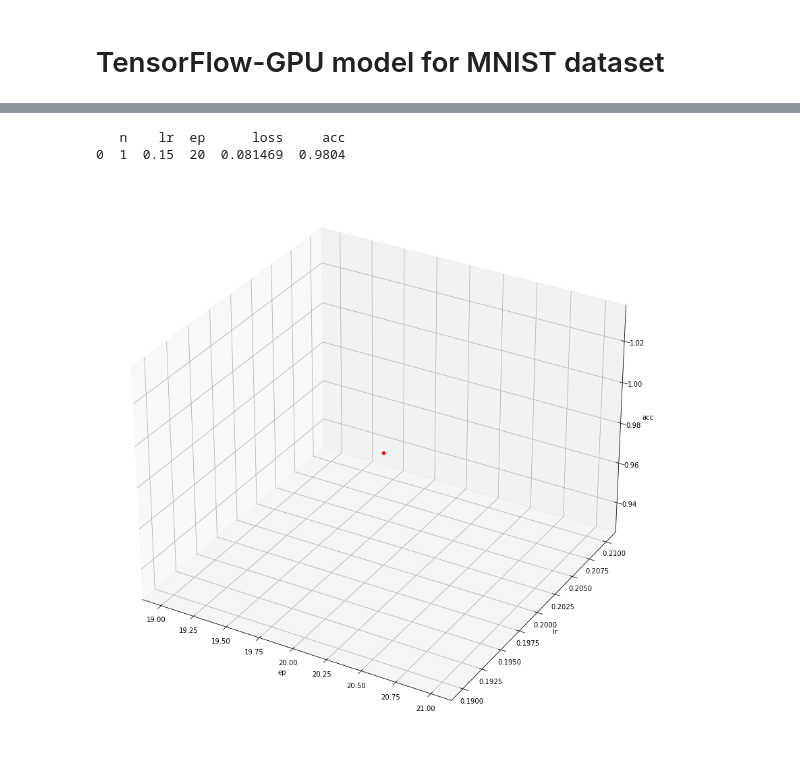
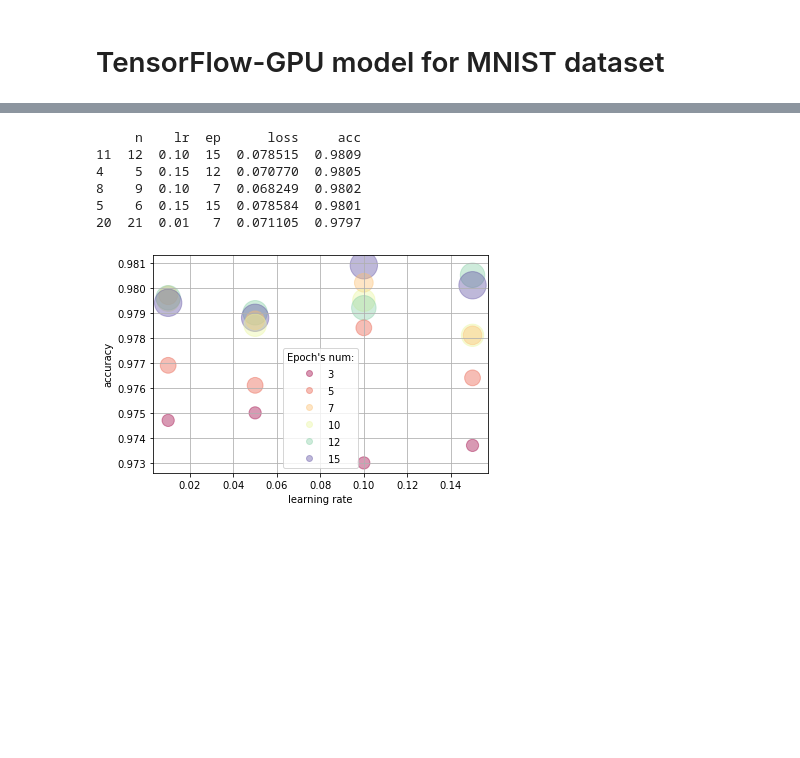
Before and after one commit to dimishpatriot/neural, a Jupyter notebook: mnist_on_gpu.ipynb, the cells around one changed output, grey strips where cells are left out. Drawn from its saved outputs; the diff is of its cells as text; code cells hidden in the pictures; blank space fills up the shorter version.

Commit message:
update output graph

```diff
--- a/mnist_on_gpu.ipynb
+++ b/mnist_on_gpu.ipynb
@@ -38,7 +38,7 @@ class Model:
         self.save_folder = os.path.join(os.getcwd(),
                                         "training_mnist_gpu")
         if not os.path.exists(self.save_folder):
-            os.
+            os.mkdir(self.save_folder)
         self.checkpoint_path = os.path.join(self.save_folder,
                                             "cp.ckpt")
 
@@ -74,12 +74,12 @@ class Model:
 hidden_layer=128
 
 # Best values (acc=0.9804)
-ep_list = [2]
-lr_list = [0.15]
+# ep_list = [2]
+# lr_list = [0.15]
 
 # Short exploratory
-# ep_list = [5, 10, 15, 20]
-# lr_list = [0.15, 0.05]
+ep_list = [3, 5, 7, 10, 12, 15]
+lr_list = [0.15, 0.1, 0.05, 0.01]
 
 # Exploratory values - uncomment to train on various parameters
 # lr_list = [0.2, 0.15, 0.1, 0.05, 0.02, 0.01]
@@ -123,25 +132,37 @@ results_df = pd.DataFrame(columns=['n', 'lr', 'ep', 'loss', 'acc'])
 results_df = results_df.append(results, ignore_index=True).sort_values('acc', ascending=False)
 print(results_df.head())
 # %% [output]
-   n    lr  ep      loss     acc
-0  1  0.15  20  0.081469  0.9804
+     n    lr  ep      loss     acc
+11  12  0.10  15  0.078515  0.9809
+4    5  0.15  12  0.070770  0.9805
+8    9  0.10   7  0.068249  0.9802
+5    6  0.15  15  0.078584  0.9801
+20  21  0.01   7  0.071105  0.9797
-# %%
-# Show me graph
-g = results_df[['ep', 'lr', 'acc']]
-from mpl_toolkits.mplot3d import axes3d
-
-fig = plt.figure(figsize=(15,15))
-ax = plt.axes(projection="3d")
-
-x = g['ep']
-y = g['lr']
-z = g['acc']
-
-ax.scatter(x,y,z, color='red')
-ax.set_xlabel('ep')
-ax.set_ylabel('lr')
-ax.set_zlabel('acc')
-
-plt.show()
-# %% [output]
-[figure, removed]
+# %%
+# Show me graph
+g = results_df[['ep', 'lr', 'acc']]
+
+fig, ax = plt.subplots()
+fig.figsize=(15, 10)
+
+scatter = ax.scatter(x='lr', y='acc',
+                     data=g,
+                     s=list(map(lambda a: a * 50, g['ep'])),
+                     c='ep',
+                     alpha=0.4,
+                     cmap="Spectral")
+
+plt.ylabel('accuracy')
+plt.xlabel('learning rate')
+
+kw = dict(prop="sizes",
+          func=lambda s: s/50,
+          alpha=1)
+# ax.legend(*scatter.legend_elements(**kw),
+ax.legend(*scatter.legend_elements(),
+          loc="best",
+          title="Epoch's num:")
+ax.grid(True)
+plt.show()
+# %% [output]
+[figure, added]
```
Also changed, not shown: parts of 2 cells of this notebook.
